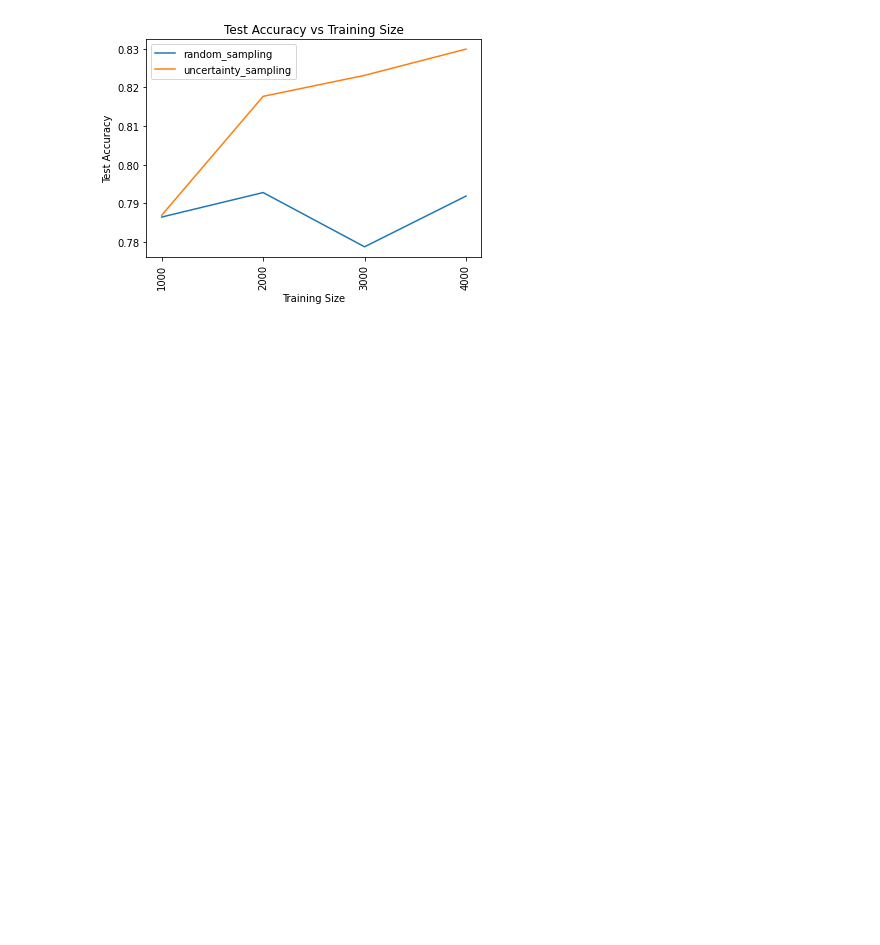
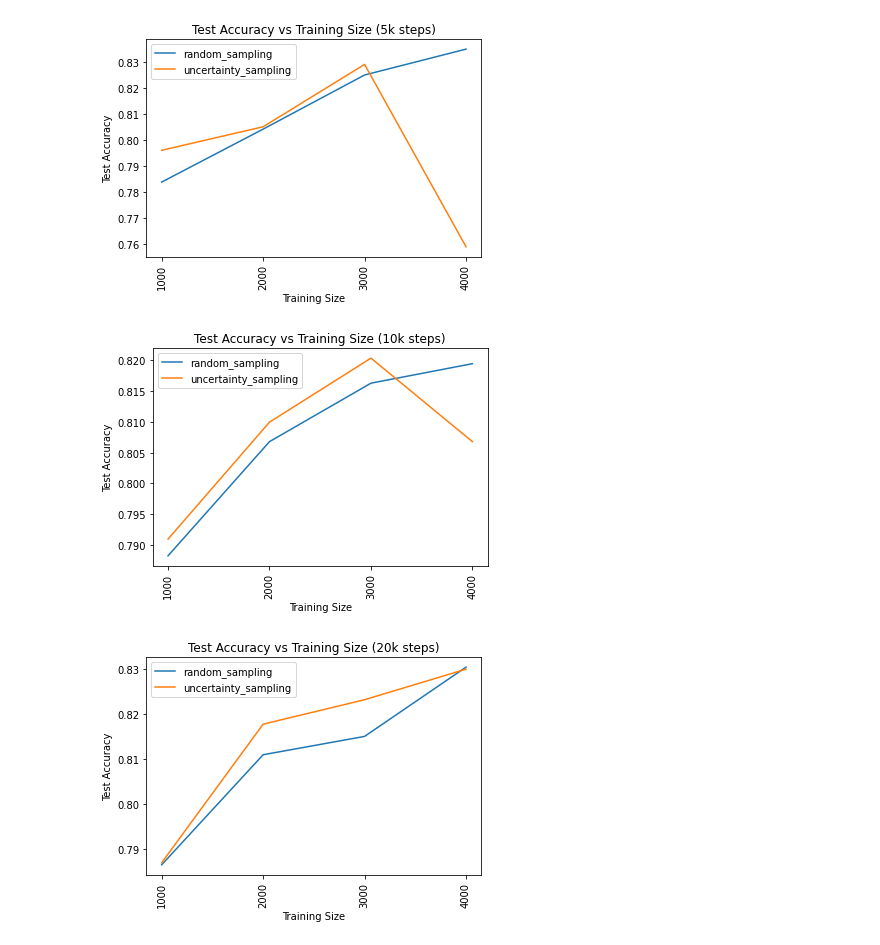
Before and after one commit to garyhlai/subset-active-learning, a Jupyter notebook: test.ipynb, the cells around one changed output. Saved outputs shown, nothing was run; the diff lists cells and outputs as text; code cells hidden in the pictures; blank space fills up the shorter version.

Commit message:
modify test and explore scripts

```diff
--- a/test.ipynb
+++ b/test.ipynb
@@ -3,32 +6,36 @@ import pickle
 # %%
-def get_test_accs(strategy, sampling_sizes):
+def get_test_accs(strategy, sampling_sizes, steps: str):
     test_set_results = []
     for training_size in sampling_sizes:
-        with open(f"./results/{strategy}_test/test_set_evaluation_{training_size}.pkl", "rb") as f:
+        with open(f"./results/{strategy}_test/{steps}_steps_corrected/test_set_evaluation_{training_size}.pkl", "rb") as f:
             test_set_result = pickle.load(f)
             test_set_results.append(test_set_result)
 
     get_accs = lambda x: x.metrics["test_accuracy"]
     test_accs = list(map(get_accs, test_set_results))
     return test_accs
-# %%
-random_resampling_results = get_test_accs("random_sampling", (1000, 2000, 3000, 4000))
-uncertainty_sampling_results = get_test_accs("uncertainty_sampling", (1000, 2000, 3000, 4000))
 # %%
 # plot two curves on the same figure
 import matplotlib.pyplot as plt
 
-plt.plot(random_resampling_results)
-plt.plot(uncertainty_sampling_results)
-plt.legend(["random_sampling", "uncertainty_sampling"])
+for steps in ("5k", "10k", "20k"):
+    random_resampling_results = get_test_accs("random_sampling", (1000, 2000, 3000, 4000), steps)
+    uncertainty_sampling_results = get_test_accs("uncertainty_sampling", (1000, 2000, 3000, 4000), steps)
 
-x = range(len(random_resampling_results)); assert len(uncertainty_sampling_results) == len(random_resampling_results)
-plt.xticks(x, [(i+1)*1000 for i in x], rotation='vertical')
+    plt.plot(random_resampling_results)
+    plt.plot(uncertainty_sampling_results)
+    plt.legend(["random_sampling", "uncertainty_sampling"])
 
-plt.xlabel("Training Size")
-plt.ylabel("Test Accuracy")
-plt.title("Test Accuracy vs Training Size")
-plt.show()
-plt.show()
+    x = range(len(random_resampling_results))
+    assert len(uncertainty_sampling_results) == len(random_resampling_results)
+    plt.xticks(x, [(i+1)*1000 for i in x], rotation='vertical')
+
+    plt.xlabel("Training Size")
+    plt.ylabel("Test Accuracy")
+    plt.title(f"Test Accuracy vs Training Size ({steps} steps)")
+    plt.show()
+    plt.show()
 # %% [output]
-[figure, old version]
+[figure, new version]
+[figure, added]
+[figure, added]
```
Also changed, not shown: parts of 2 cells of this notebook, 1 other file.
